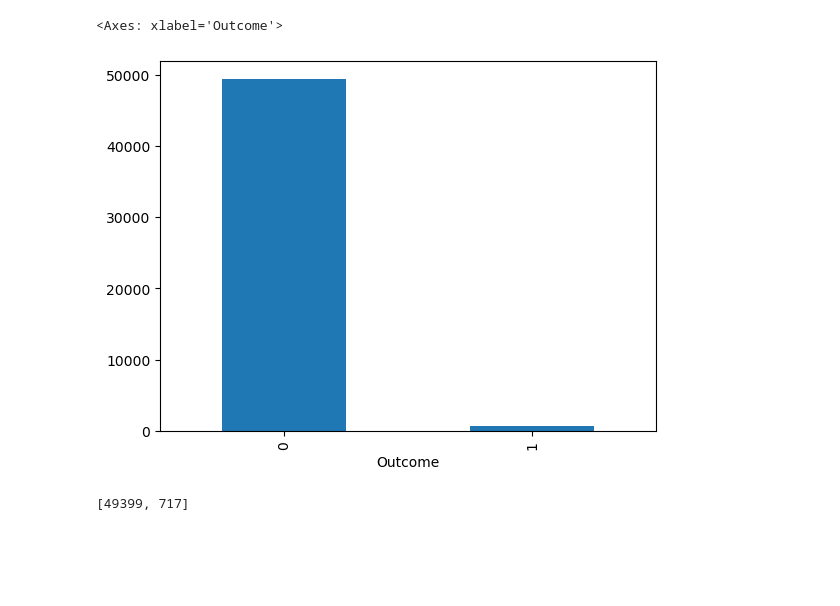
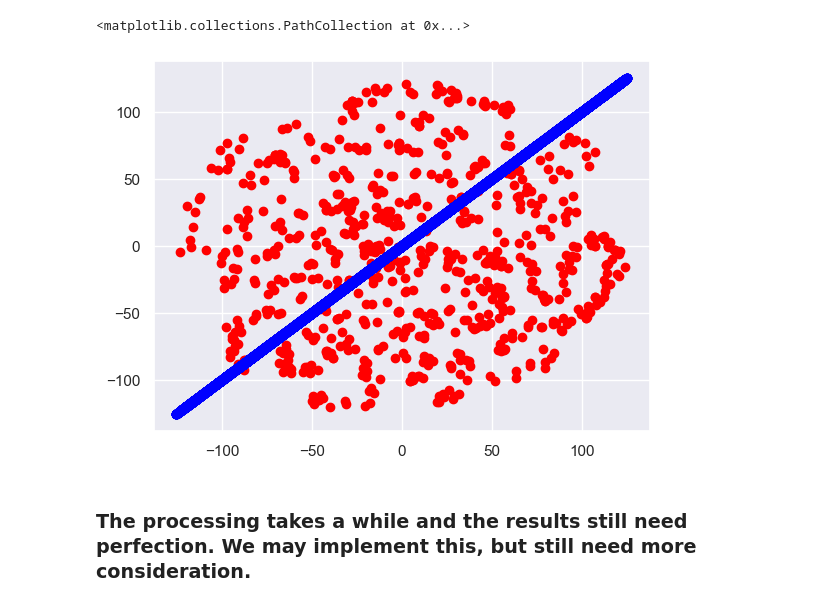
Before and after one commit to Govin9a/DataViz-Project-2023, a Jupyter notebook: Raw_Exploratory/ED_Exploratory.ipynb, the cells around one changed output. Saved outputs shown, nothing was run; the diff lists cells and outputs as text; code cells hidden in the pictures; blank space fills up the shorter version.

```diff
--- a/Raw_Exploratory/ED_Exploratory.ipynb
+++ b/Raw_Exploratory/ED_Exploratory.ipynb
@@ -21,0 +119,6 @@ data
+# %%
+# https://seaborn.pydata.org/examples/many_pairwise_correlations.html
+sns.set_theme(style="white")
+mask = np.triu(np.ones_like(data.corr(), dtype=bool))
+cmap = sns.diverging_palette(230, 20, as_cmap=True)
+sns.heatmap(data.corr(), mask=mask, cmap=cmap, vmax=.3, center=0, square=True, linewidths=.5, cbar_kws={"shrink": .5})
@@ -21,0 +132,13 @@ data
+# %%
+sns.set_theme()
+fig, axes = plt.subplots(1, 2, figsize=(10,5))
+sns.scatterplot( x="Hematocrit", y="Potassium", data=data[data['Outcome'] == 0], legend=True, ax = axes[0], alpha =0.5, label="Other")
+sns.scatterplot( x="Hematocrit", y="Potassium", data=data[data['Outcome'] == 1], legend=True, ax = axes[0], alpha =0.5, label="ARF")
+axes[0].legend()
+
+sns.scatterplot( x="Sodium", y="Chloride", data=data[data['Outcome'] == 0], legend=True, ax = axes[1], alpha =0.5, label="Other")
+sns.scatterplot( x="Sodium", y="Chloride", data=data[data['Outcome'] == 1], legend=True, ax = axes[1], alpha =0.5, label="ARF")
+axes[1].legend()
+
+fig.suptitle('Plot two random components of the final visulization to show whether this approach works')
+plt.show()
@@ -22,5 +150,6 @@ data
 # %%
+temp_list = []
 for i in range(0,10):
-    data.iloc[:, 4+2*i] = pd.to_numeric(data.iloc[:, 4+2*i], errors='coerce')
-data.dropna(inplace = True)
-data
+    temp_list.append(data.columns[2*i])
+temp_data = data[temp_list]
+temp_data.reset_index(inplace=True)
@@ -83,9 +156,12 @@ dtype: object
-# %%
-data['Outcome'].value_counts().plot(kind='bar')
-# %% [output]
-<Axes: xlabel='Outcome'>
-[figure, removed]
-# %%
-[data['Outcome'].value_counts()[0],data['Outcome'].value_counts()[1]]
-# %% [output]
-[49399, 717]
+# %%
+tsne = TSNE(n_components=2, learning_rate='auto', perplexity=30, init='random')
+transformed = tsne.fit_transform(temp_data)
+# %%
+figure,ax = plt.subplots()
+ax.scatter(transformed[data['Outcome']==1][:,0], transformed[data['Outcome']==1][:,1],color='red')
+ax.scatter(transformed[data['Outcome']==0][:,0], transformed[data['Outcome']==0][:,0],color='blue')
+# %% [output]
+<matplotlib.collections.PathCollection at 0x...>
+[figure, added]
+# %% [markdown]
+### The processing takes a while and the results still need perfection. We may implement this, but still need more consideration.
```
Also changed, not shown: parts of 22 cells of this notebook.
